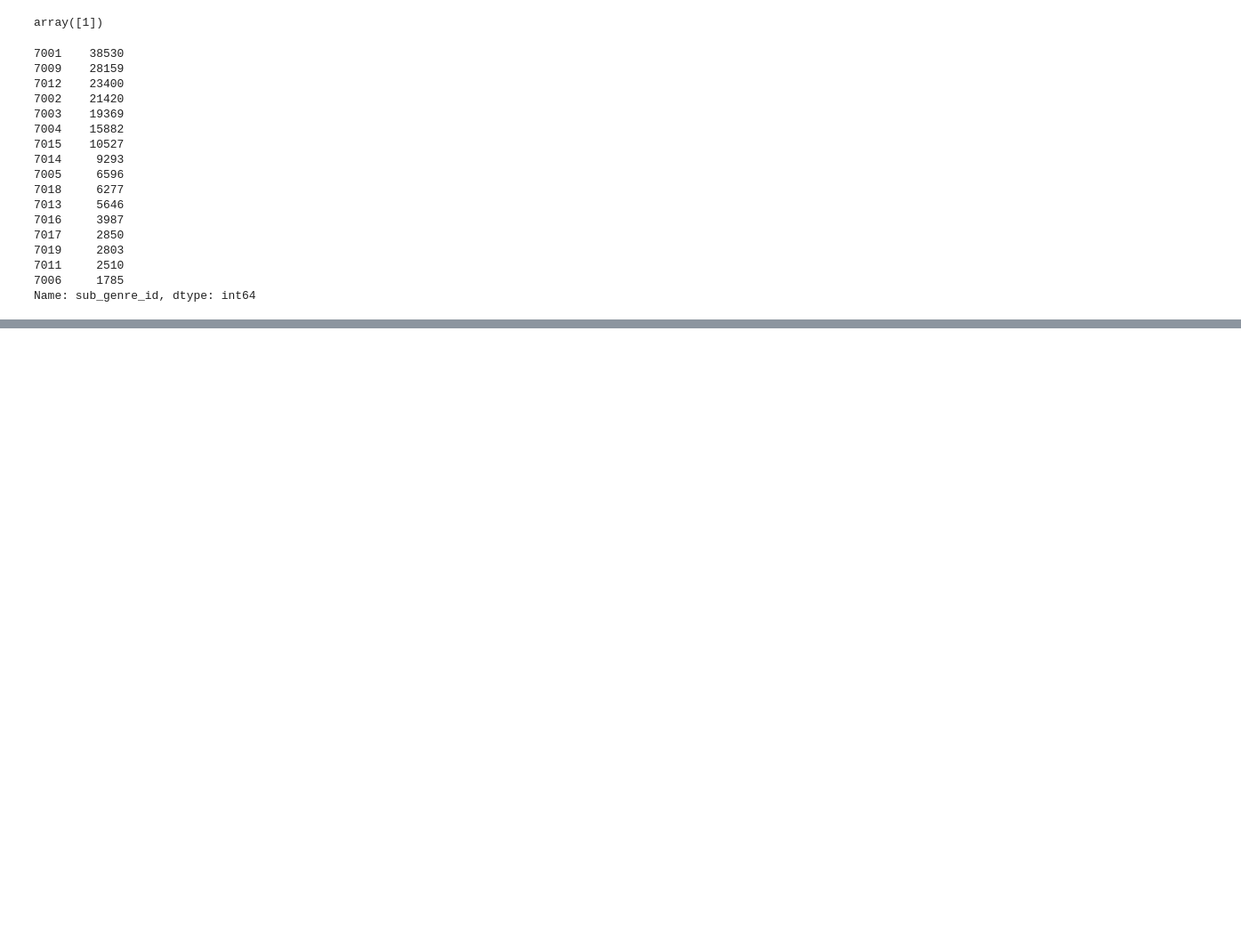
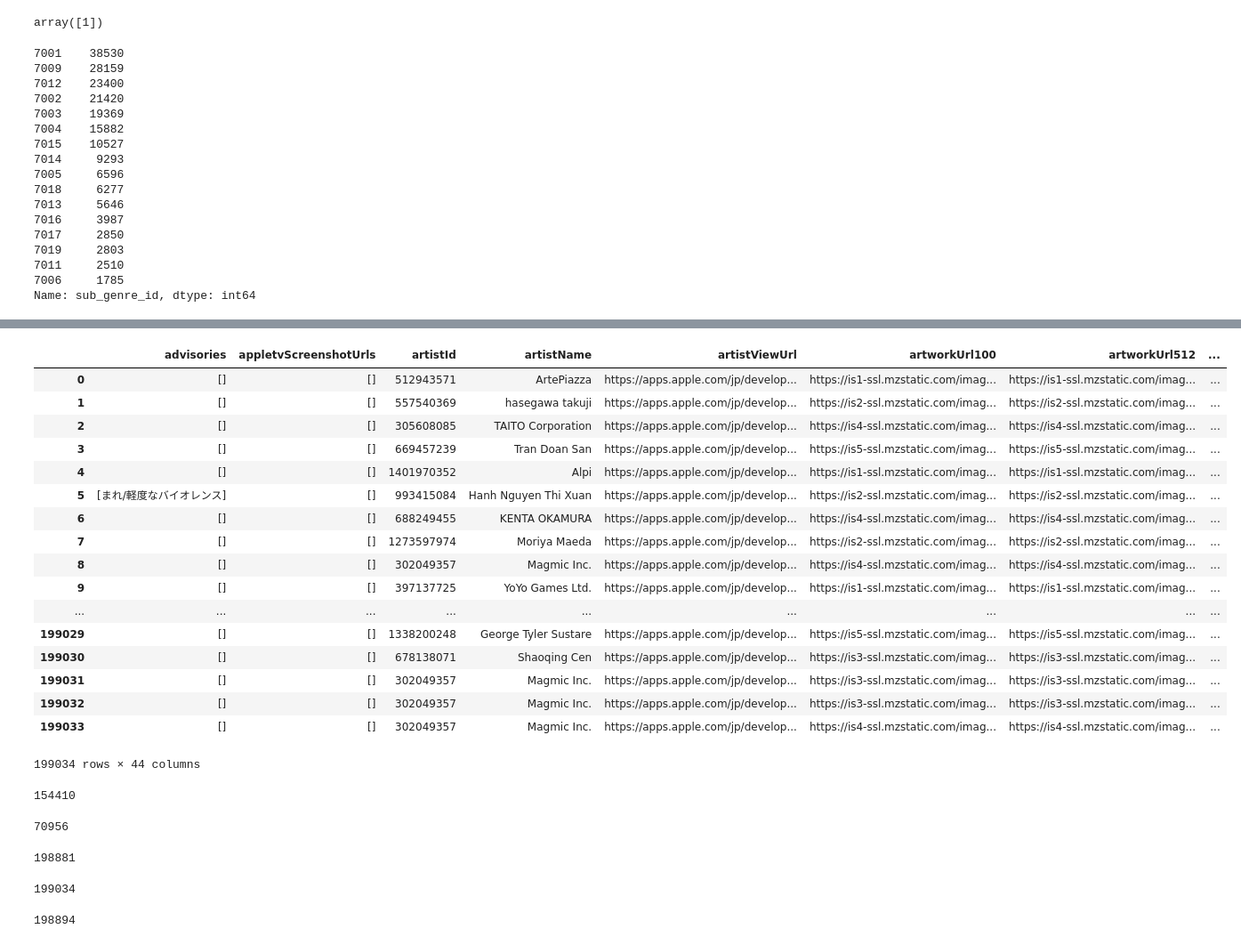
Before and after one commit to a0082273/app_store_scraping, a Jupyter notebook: notebook/get_app_info_csv.ipynb, the cells around one changed output, grey strips where cells are left out. Shown at 89% size. Cells and saved outputs as stored; diff of their text form; code cells hidden in the pictures; blank space fills up the shorter version.

```diff
--- a/notebook/get_app_info_csv.ipynb
+++ b/notebook/get_app_info_csv.ipynb
@@ -2,6 +4,7 @@
 import sys
 import re
 import json
+import pprint
 
 import pandas as pd
 import numpy as np
@@ -12,6 +15,7 @@ import warnings
 
 warnings.filterwarnings('ignore')
 pd.set_option('display.max_rows', 100)
+pd.set_option('display.max_columns', 100)
 # %% [markdown]
 ### 概要check
 # %%
@@ -90,4 +38,4 @@ pd.set_option('display.max_rows', 100)
 # %%
 # df.to_json('input/app_all_info.json')
 # %%
-df = pd.read_json('input/app_all_info.json')
+df = pd.read_json('../input/app_all_info.json')
@@ -173,0 +176,42 @@ Name: sub_genre_id, dtype: int64
+# %%
+results = pd.DataFrame([x[0] for x in df['results']])
+results
+# %% [output]
+|  | advisories | appletvScreenshotUrls | artistId | artistName | artistViewUrl | artworkUrl100 | artworkUrl512 | ... |
+| 0 | [] | [] | 512943571 | ArtePiazza | https://apps.apple.com/jp/develop... | https://is1-ssl.mzstatic.com/imag... | https://is1-ssl.mzstatic.com/imag... | ... |
+| 1 | [] | [] | 557540369 | hasegawa takuji | https://apps.apple.com/jp/develop... | https://is2-ssl.mzstatic.com/imag... | https://is2-ssl.mzstatic.com/imag... | ... |
+| 2 | [] | [] | 305608085 | TAITO Corporation | https://apps.apple.com/jp/develop... | https://is4-ssl.mzstatic.com/imag... | https://is4-ssl.mzstatic.com/imag... | ... |
+| 3 | [] | [] | 669457239 | Tran Doan San | https://apps.apple.com/jp/develop... | https://is5-ssl.mzstatic.com/imag... | https://is5-ssl.mzstatic.com/imag... | ... |
+| 4 | [] | [] | 1401970352 | Alpi | https://apps.apple.com/jp/develop... | https://is1-ssl.mzstatic.com/imag... | https://is1-ssl.mzstatic.com/imag... | ... |
+| 5 | [まれ/軽度なバイオレンス] | [] | 993415084 | Hanh Nguyen Thi Xuan | https://apps.apple.com/jp/develop... | https://is2-ssl.mzstatic.com/imag... | https://is2-ssl.mzstatic.com/imag... | ... |
+| 6 | [] | [] | 688249455 | KENTA OKAMURA | https://apps.apple.com/jp/develop... | https://is4-ssl.mzstatic.com/imag... | https://is4-ssl.mzstatic.com/imag... | ... |
+| 7 | [] | [] | 1273597974 | Moriya Maeda | https://apps.apple.com/jp/develop... | https://is2-ssl.mzstatic.com/imag... | https://is2-ssl.mzstatic.com/imag... | ... |
+| 8 | [] | [] | 302049357 | Magmic Inc. | https://apps.apple.com/jp/develop... | https://is4-ssl.mzstatic.com/imag... | https://is4-ssl.mzstatic.com/imag... | ... |
+| 9 | [] | [] | 397137725 | YoYo Games Ltd. | https://apps.apple.com/jp/develop... | https://is1-ssl.mzstatic.com/imag... | https://is1-ssl.mzstatic.com/imag... | ... |
+| ... | ... | ... | ... | ... | ... | ... | ... | ... |
+| 199029 | [] | [] | 1338200248 | George Tyler Sustare | https://apps.apple.com/jp/develop... | https://is5-ssl.mzstatic.com/imag... | https://is5-ssl.mzstatic.com/imag... | ... |
+| 199030 | [] | [] | 678138071 | Shaoqing Cen | https://apps.apple.com/jp/develop... | https://is3-ssl.mzstatic.com/imag... | https://is3-ssl.mzstatic.com/imag... | ... |
+| 199031 | [] | [] | 302049357 | Magmic Inc. | https://apps.apple.com/jp/develop... | https://is3-ssl.mzstatic.com/imag... | https://is3-ssl.mzstatic.com/imag... | ... |
+| 199032 | [] | [] | 302049357 | Magmic Inc. | https://apps.apple.com/jp/develop... | https://is3-ssl.mzstatic.com/imag... | https://is3-ssl.mzstatic.com/imag... | ... |
+| 199033 | [] | [] | 302049357 | Magmic Inc. | https://apps.apple.com/jp/develop... | https://is4-ssl.mzstatic.com/imag... | https://is4-ssl.mzstatic.com/imag... | ... |
+199034 rows × 44 columns
+# %%
+len(results[results['artistName'] == results['sellerName']])
+# %% [output]
+154410
+# %%
+len(results[results['currentVersionReleaseDate'] == results['releaseDate']])
+# %% [output]
+70956
+# %%
+len(results[results['userRatingCount'] == results['userRatingCountForCurrentVersion']])
+# %% [output]
+198881
+# %%
+len(results[results['trackCensoredName'] == results['trackName']])
+# %% [output]
+199034
+# %%
+len(results[results['averageUserRating'] == results['averageUserRatingForCurrentVersion']])
+# %% [output]
+198894
```
Also changed, not shown: parts of 32 cells of this notebook, 4 other files.
